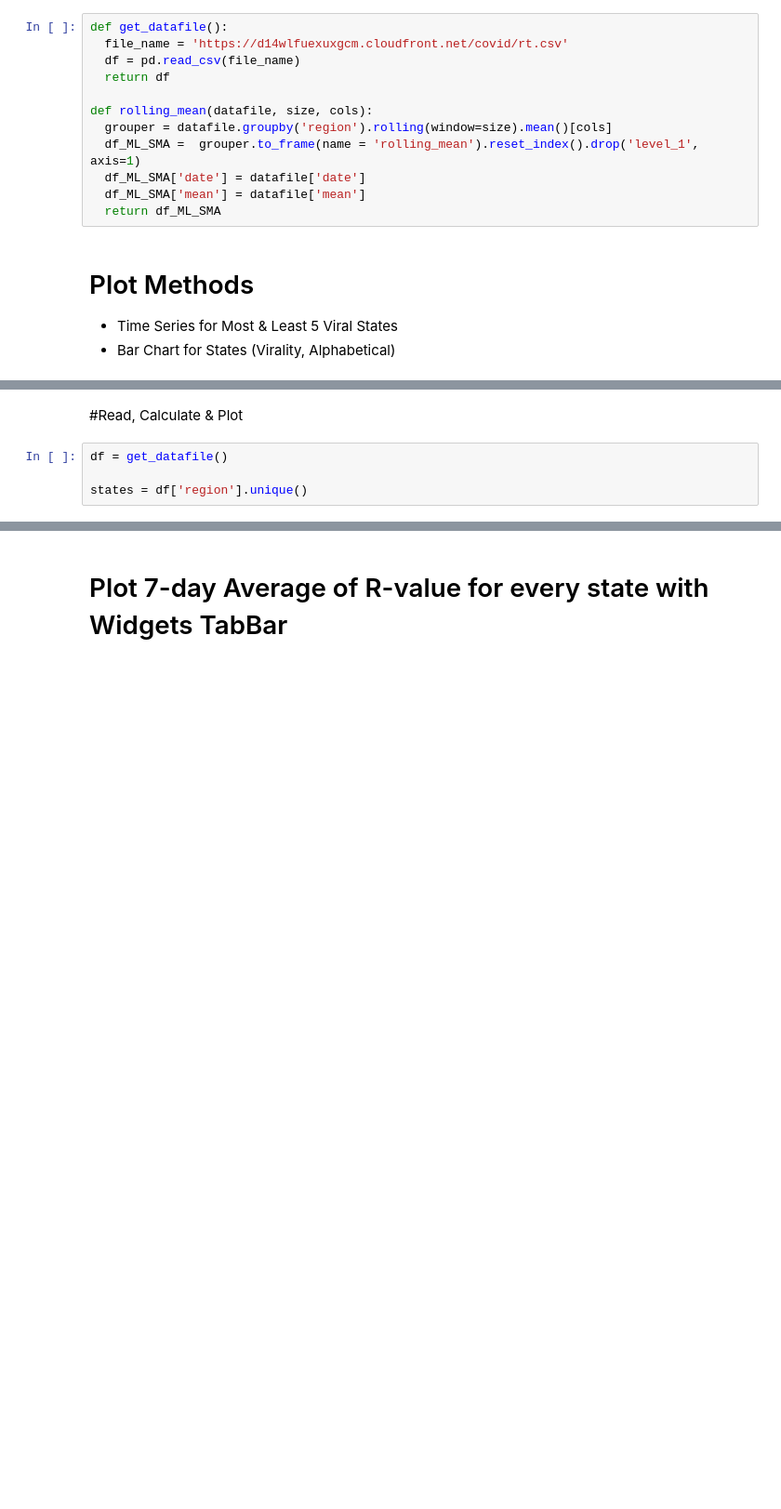
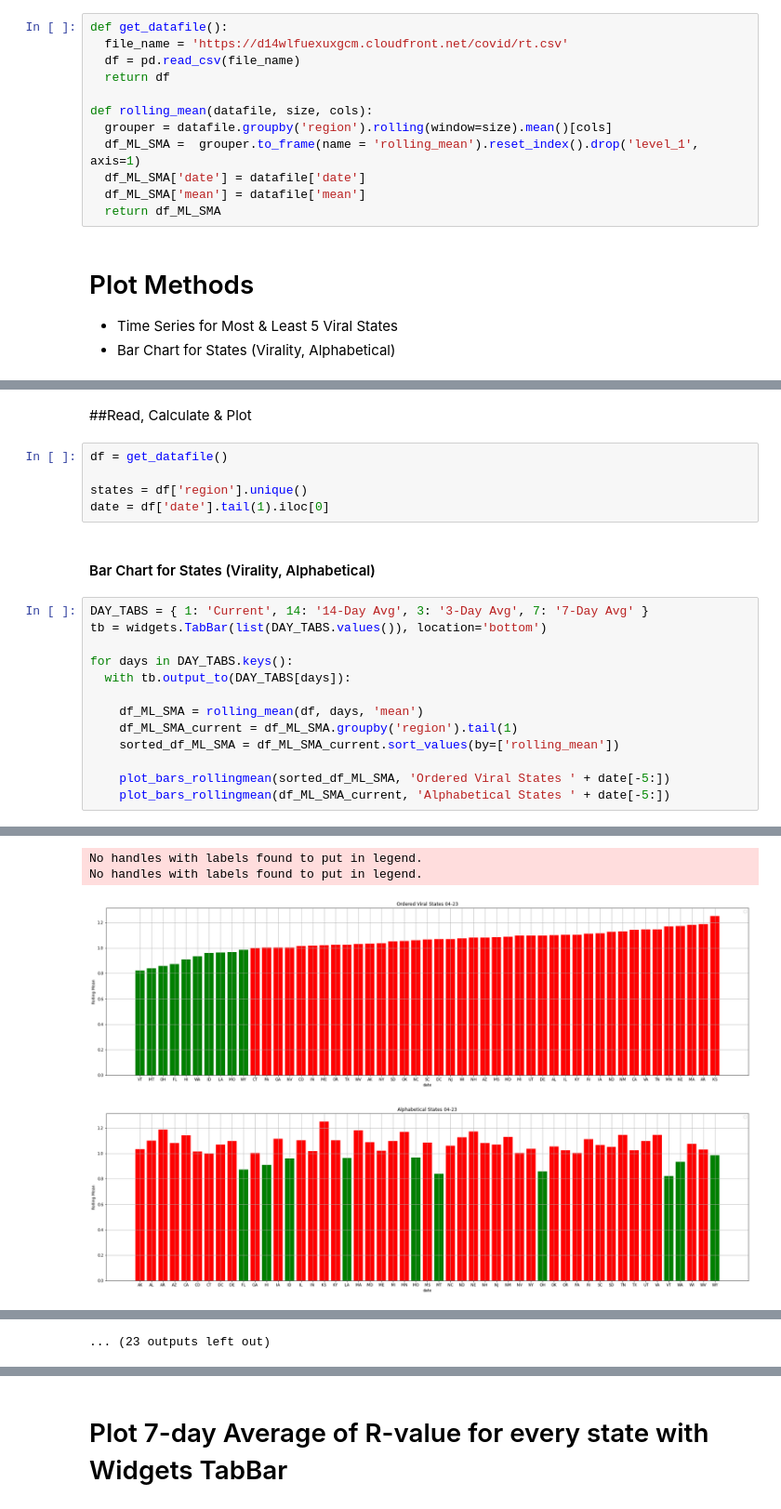
Before and after one commit to dimeking/playground, a Jupyter notebook: Covid_Rt.ipynb, the cells around one changed output, grey strips where cells are left out. Shown at 93% size. Cells and saved outputs as stored; diff of their text form; blank space fills up the shorter version.

```diff
--- a/Covid_Rt.ipynb
+++ b/Covid_Rt.ipynb
@@ -70,8 +70,25 @@ def plot_bars_rollingmean(datafile, title):
   plt.title(title)
   plt.legend(loc=1)
 # %% [markdown]
-#Read, Calculate & Plot
+##Read, Calculate & Plot
 # %%
 df = get_datafile()
 
 states = df['region'].unique()
+date = df['date'].tail(1).iloc[0]
+# %% [markdown]
+#### Bar Chart for States (Virality, Alphabetical)
+# %%
+DAY_TABS = { 1: 'Current', 14: '14-Day Avg', 3: '3-Day Avg', 7: '7-Day Avg' }
+tb = widgets.TabBar(list(DAY_TABS.values()), location='bottom')
+
+for days in DAY_TABS.keys():
+  with tb.output_to(DAY_TABS[days]):
+
+    df_ML_SMA = rolling_mean(df, days, 'mean')
+    df_ML_SMA_current = df_ML_SMA.groupby('region').tail(1)
+    sorted_df_ML_SMA = df_ML_SMA_current.sort_values(by=['rolling_mean'])
+
+    plot_bars_rollingmean(sorted_df_ML_SMA, 'Ordered Viral States ' + date[-5:])
+    plot_bars_rollingmean(df_ML_SMA_current, 'Alphabetical States ' + date[-5:])
+# %% [output]
@@ -77,0 +102,4 @@ states = df['region'].unique()
+No handles with labels found to put in legend.
+No handles with labels found to put in legend.
+[figure, added]
+[figure, added]
@@ -77,0 +108 @@ states = df['region'].unique()
+... (23 outputs left out)
```
Also changed, not shown: parts of 6 cells of this notebook.
